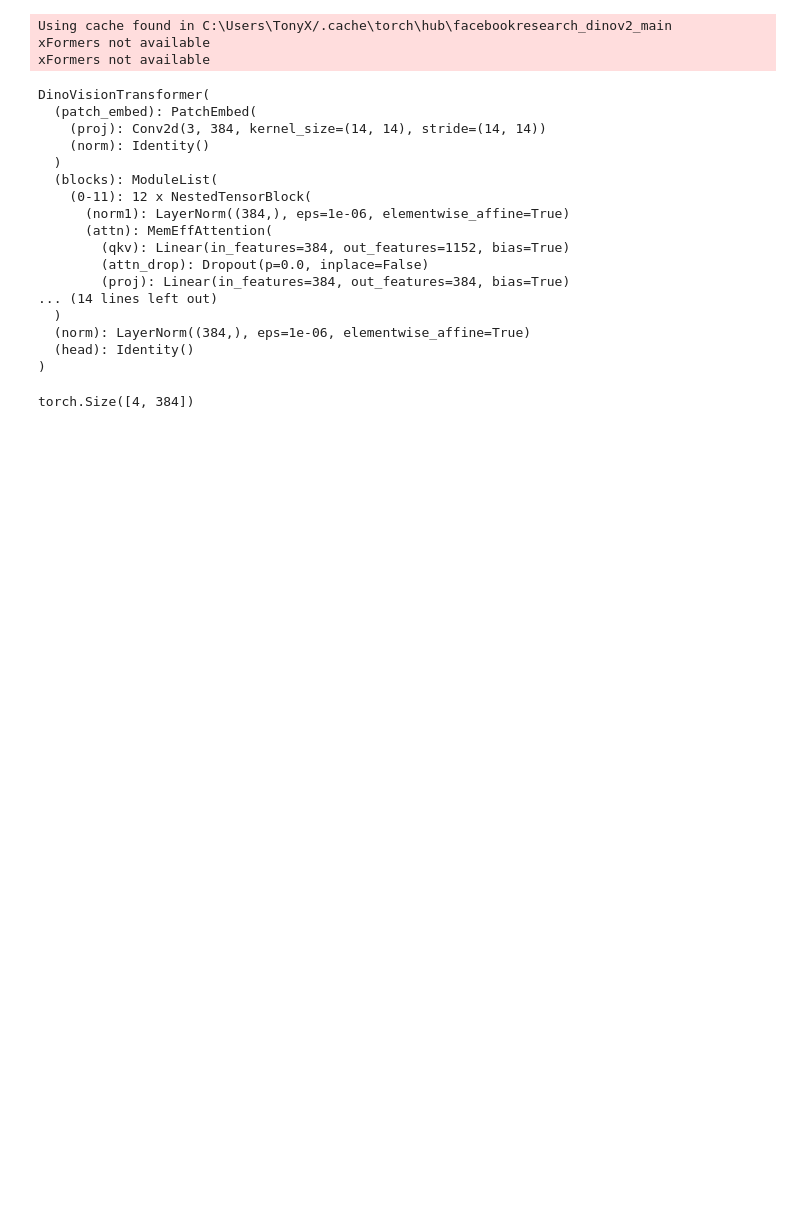
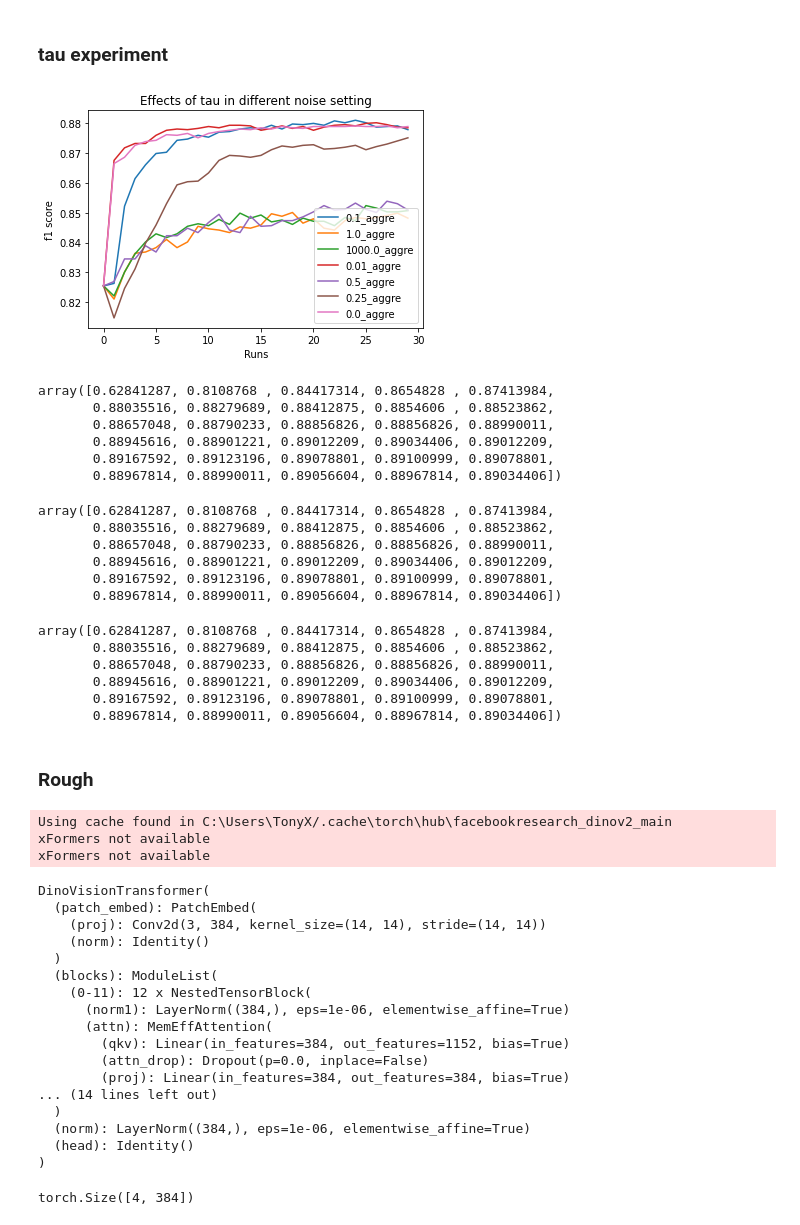
Before and after one commit to GJiananChen/ReCoV, a Jupyter notebook: cifar_feats.ipynb, the cells around one changed output. Saved outputs shown, nothing was run; the diff lists cells and outputs as text; code cells hidden in the pictures; blank space fills up the shorter version.

Commit message:
experiments wrapping close

```diff
--- a/cifar_feats.ipynb
+++ b/cifar_feats.ipynb
@@ -1,3 +1,74 @@
+# %% [markdown]
+### tau experiment
+# %%
+import numpy as np
+from pathlib import Path
+from matplotlib import pyplot as plt
+
+
+root_path = Path("/home/vramanathan/Projects/ReCoV/results/cifar")
+
+# feat = ["aggre","worst"]
+feat = ["aggre"]
+tau = [0.1,1.0,1000.0,0.01,0.5,0.25,0.0]
+
+fig = plt.figure()
+for j in feat:
+    for i in range(len(tau)):
+        file_path = root_path / f"f1score_{j}_{tau[i]}_dinov2_30.npy"
+        with open(str(file_path),"rb") as f:
+            f1list = np.load(f)
+        plt.plot(np.arange(len(f1list)),f1list,label=f'{tau[i]}_{j}')
+plt.xlabel("Runs")
+plt.ylabel("f1 score")
+plt.legend()
+plt.title(f"Effects of tau in different noise setting")
+plt.show()
+# %% [output]
+[figure, added]
+# %%
+file_path = root_path / f"f1score_{feat[0]}_{tau[-1]}_dinov2_30.npy"
+with open(str(file_path),"rb") as f:
+    f1list1 = np.load(f)
+
+# file_path = root_path / f"f1score_{j}_{tau[0]}_dinov2_30.npy"
+# with open(str(file_path),"rb") as f:
+#     f1list0 = np.load(f)
+f1list1
+# %% [output]
+array([0.62841287, 0.8108768 , 0.84417314, 0.8654828 , 0.87413984,
+       0.88035516, 0.88279689, 0.88412875, 0.8854606 , 0.88523862,
+       0.88657048, 0.88790233, 0.88856826, 0.88856826, 0.88990011,
+       0.88945616, 0.88901221, 0.89012209, 0.89034406, 0.89012209,
+       0.89167592, 0.89123196, 0.89078801, 0.89100999, 0.89078801,
+       0.88967814, 0.88990011, 0.89056604, 0.88967814, 0.89034406])
+# %%
+file_path = root_path / f"f1score_{feat[0]}_{tau[2]}_dinov2_30.npy"
+with open(str(file_path),"rb") as f:
+    f1list1 = np.load(f)
+
+# file_path = root_path / f"f1score_{j}_{tau[0]}_dinov2_30.npy"
+# with open(str(file_path),"rb") as f:
+#     f1list0 = np.load(f)
+f1list1
+# %% [output]
+array([0.62841287, 0.8108768 , 0.84417314, 0.8654828 , 0.87413984,
+       0.88035516, 0.88279689, 0.88412875, 0.8854606 , 0.88523862,
+       0.88657048, 0.88790233, 0.88856826, 0.88856826, 0.88990011,
+       0.88945616, 0.88901221, 0.89012209, 0.89034406, 0.89012209,
+       0.89167592, 0.89123196, 0.89078801, 0.89100999, 0.89078801,
+       0.88967814, 0.88990011, 0.89056604, 0.88967814, 0.89034406])
+# %%
+f1list1
+# %% [output]
+array([0.62841287, 0.8108768 , 0.84417314, 0.8654828 , 0.87413984,
+       0.88035516, 0.88279689, 0.88412875, 0.8854606 , 0.88523862,
+       0.88657048, 0.88790233, 0.88856826, 0.88856826, 0.88990011,
+       0.88945616, 0.88901221, 0.89012209, 0.89034406, 0.89012209,
+       0.89167592, 0.89123196, 0.89078801, 0.89100999, 0.89078801,
+       0.88967814, 0.88990011, 0.89056604, 0.88967814, 0.89034406])
+# %% [markdown]
+### Rough
 # %%
 import torch
 from torchvision import datasets
```
Also changed, not shown: 2 other files.
